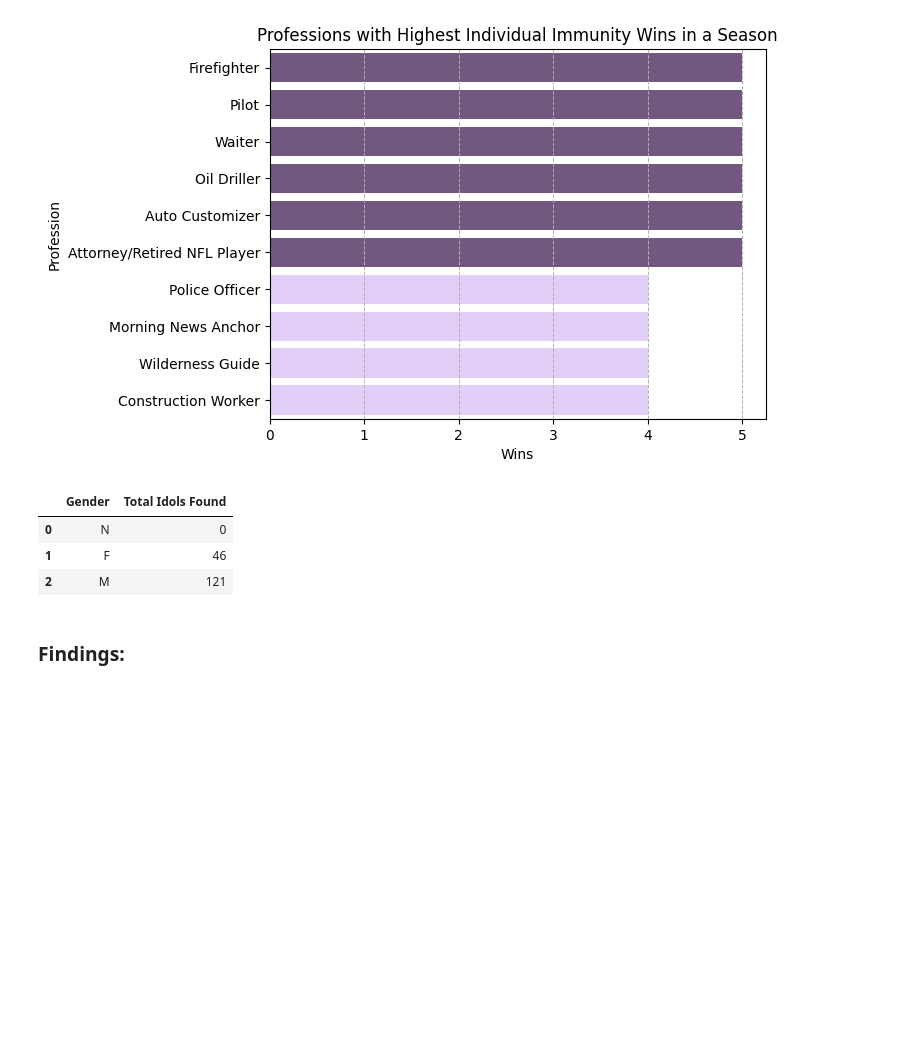
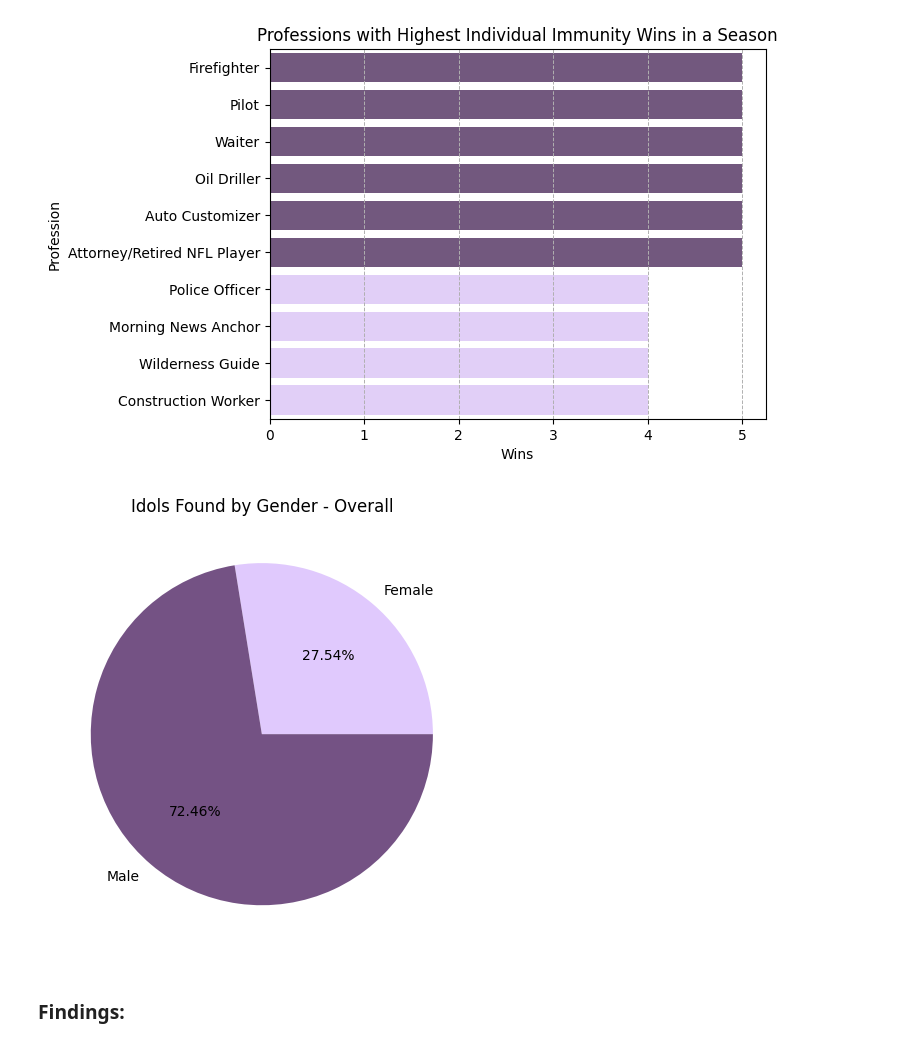
Before and after one commit to jubilbee/Survivor_EDA, a Jupyter notebook: Survivor_EDA.ipynb, the cells around one changed output. Drawn from its saved outputs; the diff is of its cells as text; code cells hidden in the pictures; blank space fills up the shorter version.

```diff
--- a/Survivor_EDA.ipynb
+++ b/Survivor_EDA.ipynb
@@ -1054,19 +1054,31 @@ plt.show()
 # %%
 # Gender with most idol finds overall
 most_idols_gender = '''
 SELECT
-    c.Gender, SUM(s.'Idols Found') as 'Total Idols Found'
+    (CASE c.Gender
+        WHEN 'F' THEN 'Female'
+        WHEN 'M' THEN 'Male'
+        ELSE 'Non-binary'
+        END) as Gender, SUM(s.'Idols Found') as 'Total Idols Found'
 FROM contestants as c
 LEFT JOIN stats as s ON c.Name = s.Contestant
 GROUP BY c.Gender
+HAVING SUM(s.'Idols Found') <> 0
 ORDER BY SUM(s.'Idols Found');
 '''
 sql(most_idols_gender)
+colors = ['#745284' if gender == 'Male' else '#E0C9FD' for gender in sql(most_idols_gender)['Gender']]
+
+fig, ax = plt.subplots()
+
+ax.pie(sql(most_idols_gender)['Total Idols Found'], colors = colors, labels=sql(most_idols_gender)['Gender'], autopct='%.2f%%')
+ax.set_title('Idols Found by Gender - Overall')
+
+
+plt.tight_layout()
+plt.show()
 # %% [output]
-|  | Gender | Total Idols Found |
-| 0 | N | 0 |
-| 1 | F | 46 |
-| 2 | M | 121 |
+[figure, added]
 # %% [markdown]
 ### Findings:
 # %% [markdown]
```
Also changed, not shown: 1 other file.
